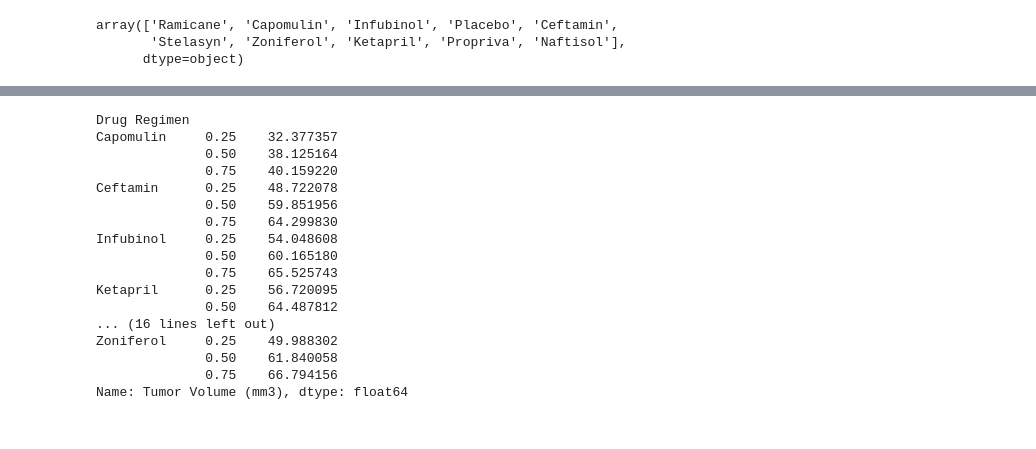
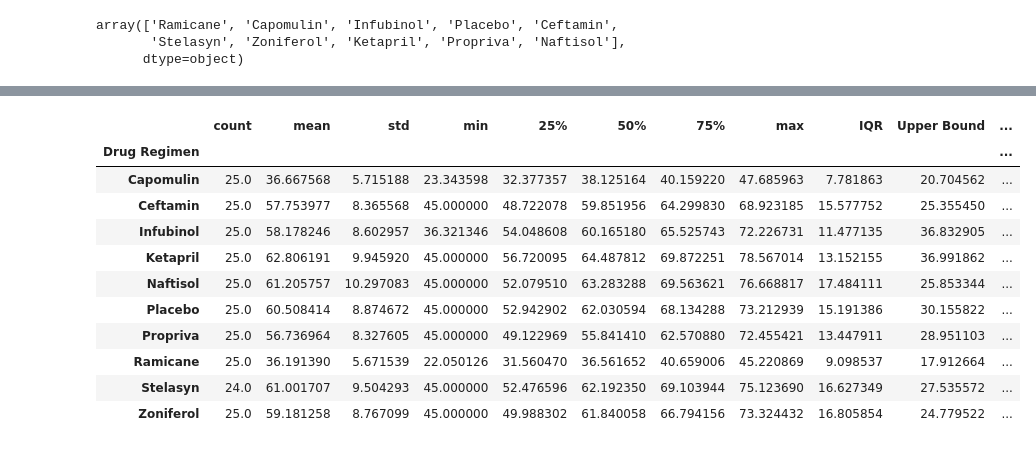
Before and after one commit to emedina2/Matplotlib_Homework, a Jupyter notebook: 02-Homework/05-Matplotlib/Instructions/Pymaceuticals/Pymaceuticals.ipynb, the cells around one changed output, grey strips where cells are left out. Drawn from its saved outputs; the diff is of its cells as text; code cells hidden in the pictures.

```diff
--- a/02-Homework/05-Matplotlib/Instructions/Pymaceuticals/Pymaceuticals.ipynb
+++ b/02-Homework/05-Matplotlib/Instructions/Pymaceuticals/Pymaceuticals.ipynb
@@ -169,25 +187,23 @@ array(['Ramicane', 'Capomulin', 'Infubinol', 'Placebo', 'Ceftamin',
 # %%
 # Calculate the IQR and quantitatively determine if there are any potential outliers.
-# Locate the rows which contain mice on each drug and get the tumor volumes
 # add subset
-# Determine outliers using upper and lower bounds
 box_data = last_timepoint.groupby('Drug Regimen')
-quartiles = box_data['Tumor Volume (mm3)'].quantile([.25,.5,.75])
+box_plot = box_data['Tumor Volume (mm3)'].describe()
+box_iqr = box_plot['75%'] - box_plot['25%']
+box_plot['IQR'] = box_iqr
+box_plot['Upper Bound'] = box_plot['25%'] - (1.5*box_plot['IQR'])
+box_plot['Lower Bound'] = box_plot['75%'] + (1.5*box_plot['IQR'])
+box_plot
 # %% [output]
-Drug Regimen
-Capomulin     0.25    32.377357
-              0.50    38.125164
-              0.75    40.159220
-Ceftamin      0.25    48.722078
-              0.50    59.851956
-              0.75    64.299830
-Infubinol     0.25    54.048608
-              0.50    60.165180
-              0.75    65.525743
-Ketapril      0.25    56.720095
-              0.50    64.487812
-... (16 lines left out)
-Zoniferol     0.25    49.988302
-              0.50    61.840058
-              0.75    66.794156
-Name: Tumor Volume (mm3), dtype: float64
+|  | count | mean | std | min | 25% | 50% | 75% | max | IQR | Upper Bound | ... |
+| Drug Regimen |  |  |  |  |  |  |  |  |  |  | ... |
+| Capomulin | 25.0 | 36.667568 | 5.715188 | 23.343598 | 32.377357 | 38.125164 | 40.159220 | 47.685963 | 7.781863 | 20.704562 | ... |
+| Ceftamin | 25.0 | 57.753977 | 8.365568 | 45.000000 | 48.722078 | 59.851956 | 64.299830 | 68.923185 | 15.577752 | 25.355450 | ... |
+| Infubinol | 25.0 | 58.178246 | 8.602957 | 36.321346 | 54.048608 | 60.165180 | 65.525743 | 72.226731 | 11.477135 | 36.832905 | ... |
+| Ketapril | 25.0 | 62.806191 | 9.945920 | 45.000000 | 56.720095 | 64.487812 | 69.872251 | 78.567014 | 13.152155 | 36.991862 | ... |
+| Naftisol | 25.0 | 61.205757 | 10.297083 | 45.000000 | 52.079510 | 63.283288 | 69.563621 | 76.668817 | 17.484111 | 25.853344 | ... |
+| Placebo | 25.0 | 60.508414 | 8.874672 | 45.000000 | 52.942902 | 62.030594 | 68.134288 | 73.212939 | 15.191386 | 30.155822 | ... |
+| Propriva | 25.0 | 56.736964 | 8.327605 | 45.000000 | 49.122969 | 55.841410 | 62.570880 | 72.455421 | 13.447911 | 28.951103 | ... |
+| Ramicane | 25.0 | 36.191390 | 5.671539 | 22.050126 | 31.560470 | 36.561652 | 40.659006 | 45.220869 | 9.098537 | 17.912664 | ... |
+| Stelasyn | 24.0 | 61.001707 | 9.504293 | 45.000000 | 52.476596 | 62.192350 | 69.103944 | 75.123690 | 16.627349 | 27.535572 | ... |
+| Zoniferol | 25.0 | 59.181258 | 8.767099 | 45.000000 | 49.988302 | 61.840058 | 66.794156 | 73.324432 | 16.805854 | 24.779522 | ... |
```
Also changed, not shown: parts of 3 cells of this notebook.
